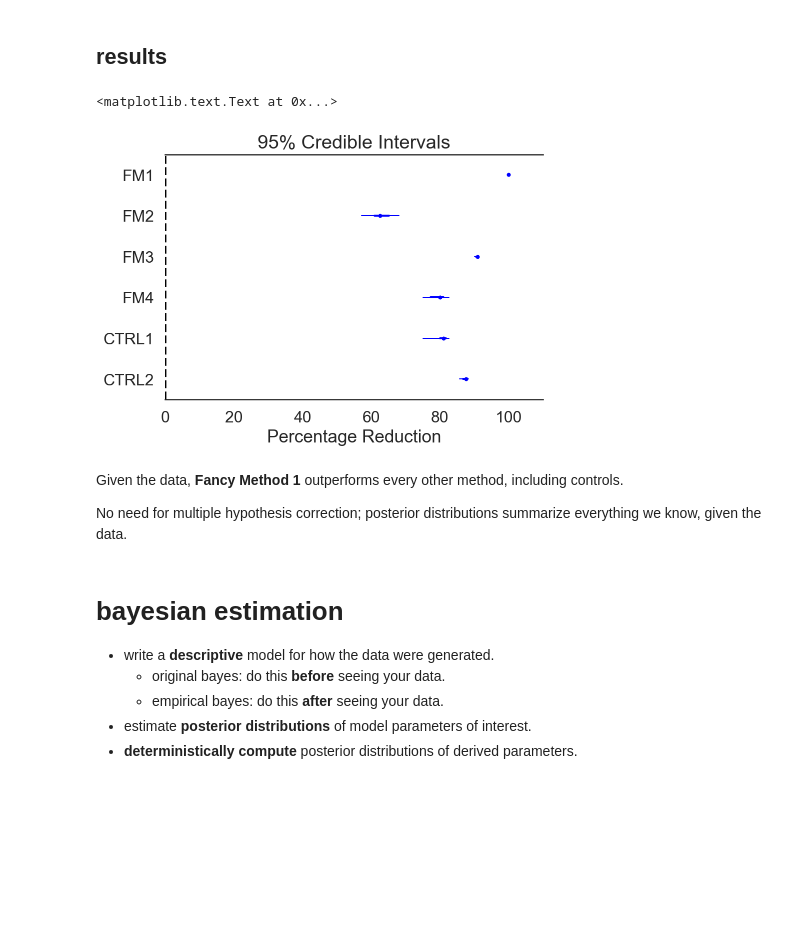
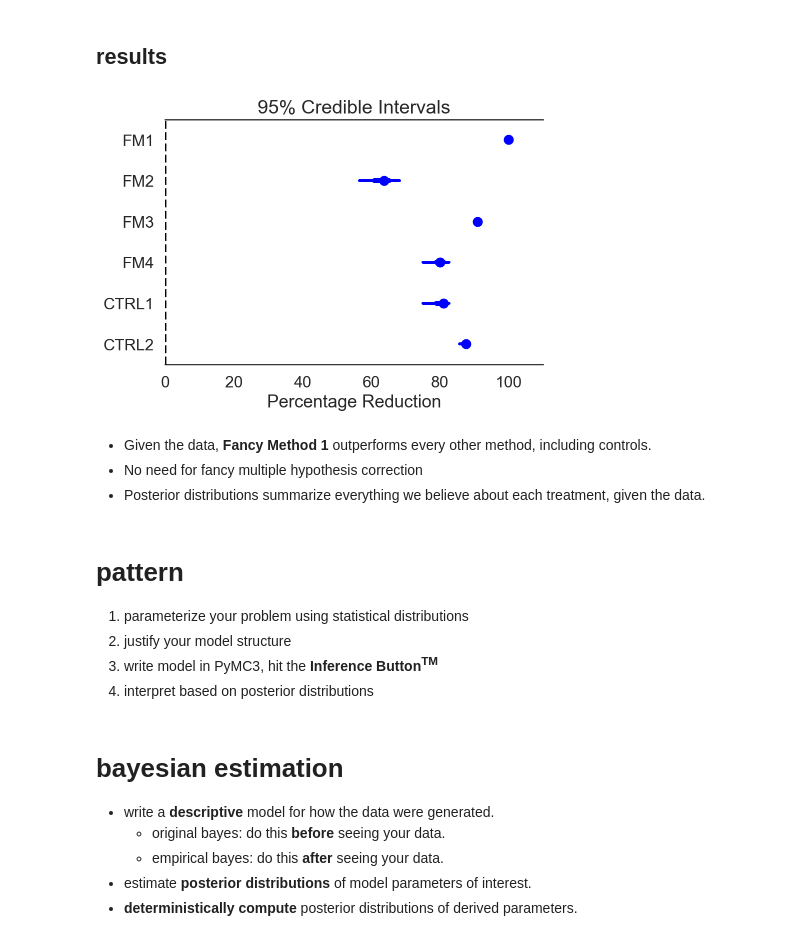
Before and after one commit to ericmjl/bayesian-stats-talk, a Jupyter notebook: slides.ipynb, the cells around one changed output. Saved outputs shown, nothing was run; the diff lists cells and outputs as text; code cells hidden in the pictures; blank space fills up the shorter version.

```diff
--- a/slides.ipynb
+++ b/slides.ipynb
@@ -390,16 +400,12 @@ def get_forestplot_line(ax, kind):
             lines.append(child)
     return lines
 
-def make_custom_forestplot():
-    pm.forestplot(kruschke_trace[2000:],
-              varnames=['mu_drug', 'mu_placebo'])
-    ax = plt.gca()
-
+def adjust_forestplot_for_slides(ax):
     for line in get_forestplot_line(ax, kind='median'):
-        line.set_markersize(20)
+        line.set_markersize(10)
 
     for line in get_forestplot_line(ax, kind='iqr'):
-        line.set_linewidth(10)
+        line.set_linewidth(5)
 
     for line in get_forestplot_line(ax, kind='hpd'):
         line.set_linewidth(3)
@@ -546,14 +555,23 @@ plt.show()
 # %%
 pm.forestplot(poisson_trace[10000:], varnames=['perc_change'],
               ylabels=treatment_order, xrange=[0, 110])
 plt.xlabel('Percentage Reduction')
+
+ax = plt.gca()
+ax = adjust_forestplot_for_slides(ax)
 # %% [output]
-<matplotlib.text.Text at 0x...>
-[figure, old version]
+[figure, new version]
 # %% [markdown]
-Given the data, **Fancy Method 1** outperforms every other method, including controls.
-
-No need for multiple hypothesis correction; posterior distributions summarize everything we know, given the data.
+- Given the data, **Fancy Method 1** outperforms every other method, including controls.
+- No need for fancy multiple hypothesis correction
+- Posterior distributions summarize everything we believe about each treatment, given the data.
+# %% [markdown]
+# pattern
+
+1. parameterize your problem using statistical distributions
+1. justify your model structure
+1. write model in PyMC3, hit the **Inference Button<sup>TM</sup>**
+1. interpret based on posterior distributions
 # %% [markdown]
 # bayesian estimation
 
```
Also changed, not shown: parts of 25 cells of this notebook, 2 other files.
